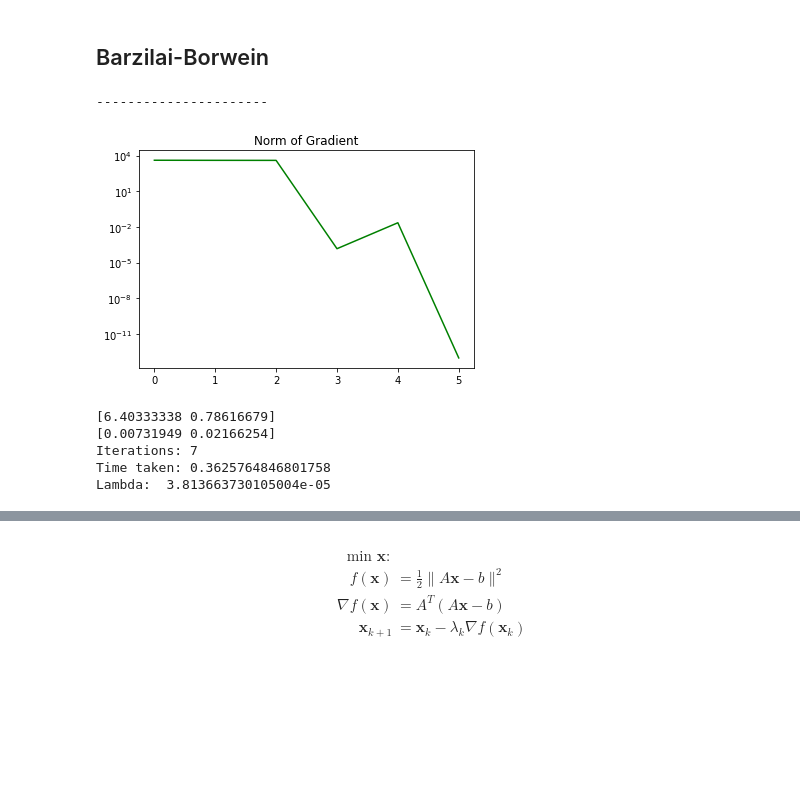
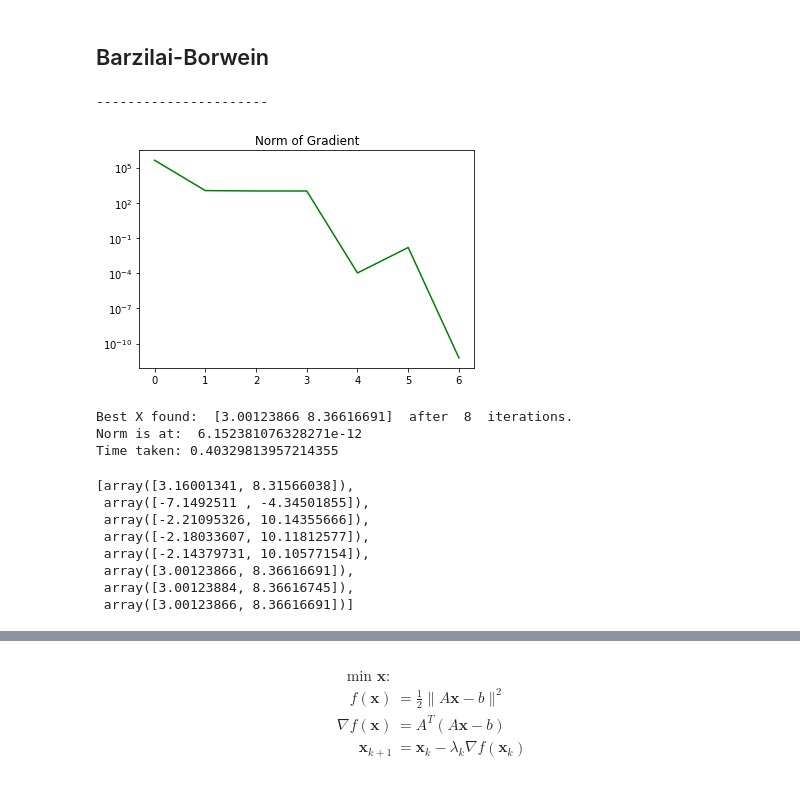
Before and after one commit to Swanchris/c_swan_research, a Jupyter notebook: Linear.ipynb, the cells around one changed output, grey strips where cells are left out. Drawn from its saved outputs; the diff is of its cells as text; code cells hidden in the pictures; blank space fills up the shorter version.

```diff
--- a/Linear.ipynb
+++ b/Linear.ipynb
@@ -135,5 +192,7 @@ def Lam_func(x2, x1, f_grad):
 # %%
 current = time.time()
+def Lam_func(x2, x1, f_grad):
+    return np.dot(x2 - x1, f_grad(x2) - f_grad(x1))/np.linalg.norm(f_grad(x2) - f_grad(x1))**2
 X =[]
 lam = random.random()
 # print('lambda initial: ',lam)
@@ -141,46 +200,58 @@ Lambd = [lam]
 # theta = 100000
 # print('theta intial:', theta)
 x = xVec
+X.append(x)
 # print('x intial:', x)
 x1 = GD(x,lam,f_grad)
+X.append(x1)
 # print('x1 intial:', x1)
 gr2 = []
 count =1
-while np.linalg.norm(f_grad(x1)) > 1e-6:
+grad = np.linalg.norm(f_grad(x1))
+gr2.append(grad)
+while grad > 1e-6:
     lam_prev = lam
 #     min1 = np.sqrt(1 + theta)*lam
 #     min2 = (np.linalg.norm(x1 - x))/(2*np.linalg.norm(f_grad(x1) - f_grad(x)))
 #     print('min1:', min1)
 #     print('min2:', min2)
     lam = Lam_func(x1, x, f_grad)
 #     print('lambda: ',lam)
     Lambd.append(lam)
     temp = x1
     x1 = GD(x1, lam, f_grad)
 #     print('x1:', x1)
+    X.append(x1)
     x = temp
 #     print('x:', x)
 #     theta = (lam/lam_prev)
 #     print('theta:', theta)
     count += 1
     grad = np.linalg.norm(f_grad(x1))
 #     print('Gradient Norm:', grad)
     gr2.append(grad)
 print('----------------------')
 plt.plot(range(len(gr2)), gr2, c='g')
 plt.yscale('log')
 plt.title(label = 'Norm of Gradient')
 plt.show()
-print(x)
-print(f_grad(x))
-print('Iterations:', count)
+print('Best X found: ', X[-1], ' after ', len(X), ' iterations.')
+print('Norm is at: ', grad)
 print('Time taken:', time.time() - current)
-print('Lambda: ', lam)
 # %% [output]
 ----------------------
-[figure, old version]
+[figure, new version]
-[6.40333338 0.78616679]
-[0.00731949 0.02166254]
-Iterations: 7
-Time taken: 0.3625764846801758
-Lambda:  3.813663730105004e-05
+Best X found:  [3.00123866 8.36616691]  after  8  iterations.
+Norm is at:  6.152381076328271e-12
+Time taken: 0.40329813957214355
+# %%
+X
+# %% [output]
+[array([3.16001341, 8.31566038]),
+ array([-7.1492511 , -4.34501855]),
+ array([-2.21095326, 10.14355666]),
+ array([-2.18033607, 10.11812577]),
+ array([-2.14379731, 10.10577154]),
+ array([3.00123866, 8.36616691]),
+ array([3.00123884, 8.36616745]),
+ array([3.00123866, 8.36616691])]
```
Also changed, not shown: parts of 30 cells of this notebook.
